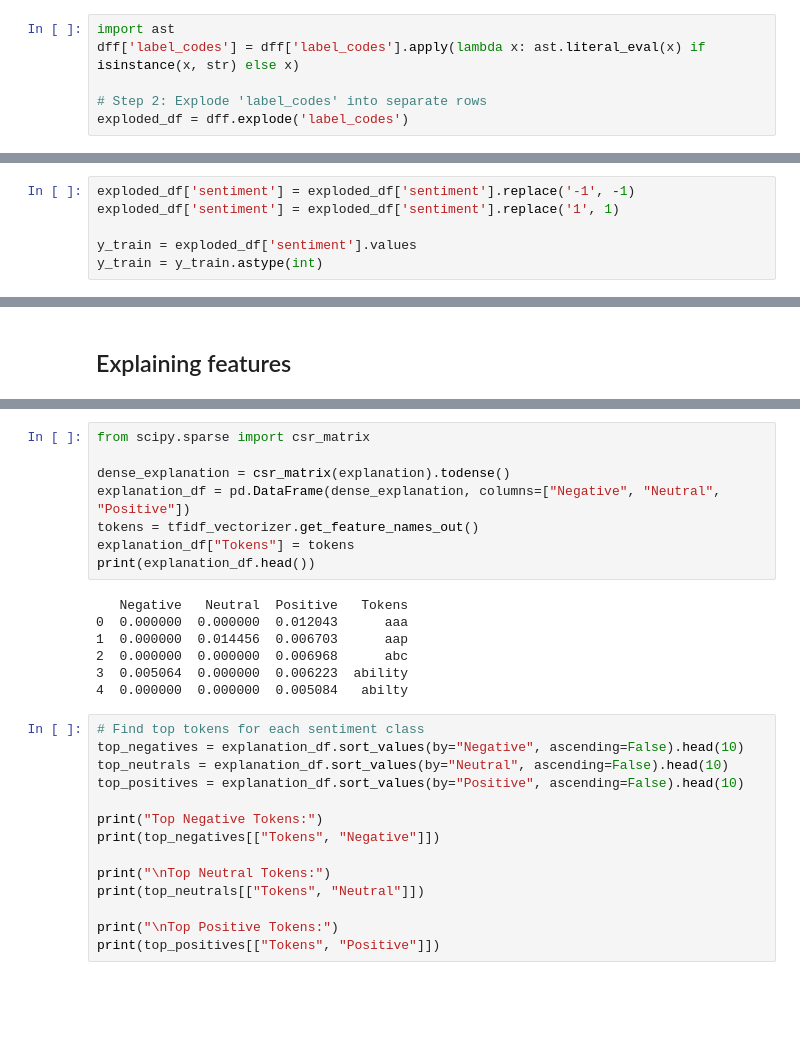
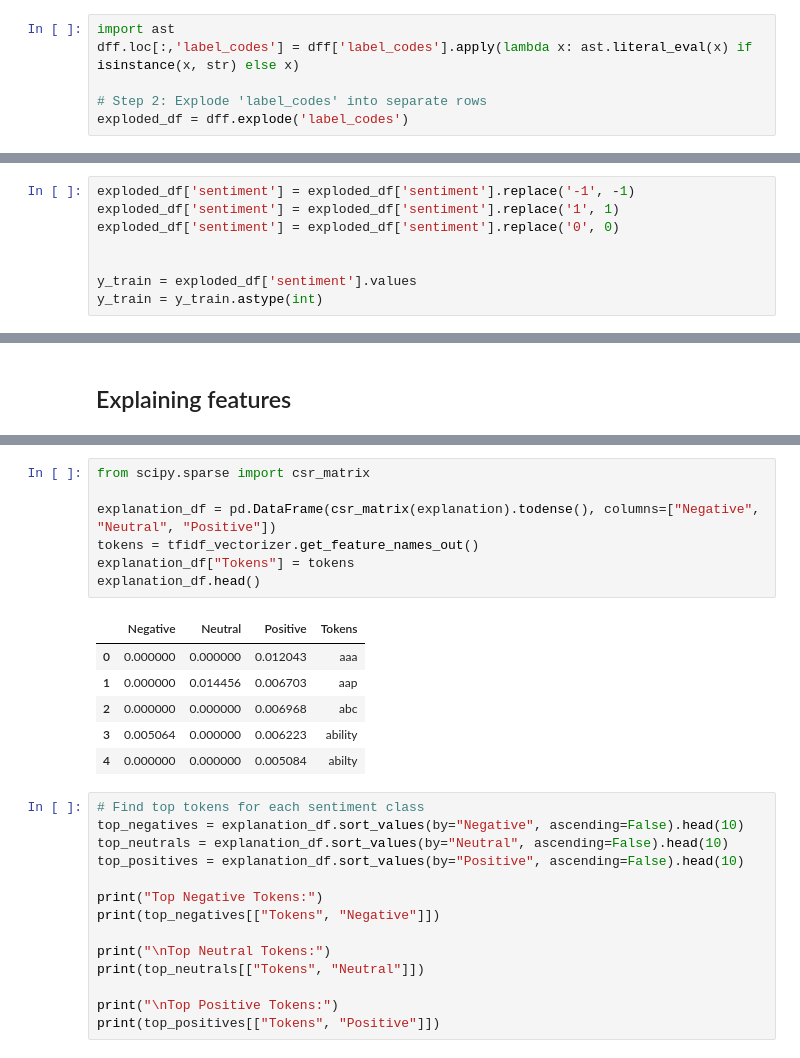
Before and after one commit to arina19-2000/unimi, a Jupyter notebook: ABSA/textsent.ipynb, the cells around one changed output, grey strips where cells are left out. Cells and saved outputs as stored; diff of their text form; blank space fills up the shorter version.

```diff
--- a/ABSA/textsent.ipynb
+++ b/ABSA/textsent.ipynb
@@ -273,7 +269,7 @@ dff.head()
 | 8 | 301988812 | 727 | Google Play | Fashion | Great service, easy returns, frie... | [[Staff support: Attitude of staf... | ['staff-support.attitude-of-staff... | great service easy return friendl... | 6 |
 # %%
 import ast
-dff['label_codes'] = dff['label_codes'].apply(lambda x: ast.literal_eval(x) if isinstance(x, str) else x)
+dff.loc[:,'label_codes'] = dff['label_codes'].apply(lambda x: ast.literal_eval(x) if isinstance(x, str) else x)
 
 # Step 2: Explode 'label_codes' into separate rows
 exploded_df = dff.explode('label_codes')
@@ -358,6 +347,8 @@ print(X_train)
 # %%
 exploded_df['sentiment'] = exploded_df['sentiment'].replace('-1', -1)
 exploded_df['sentiment'] = exploded_df['sentiment'].replace('1', 1)
+exploded_df['sentiment'] = exploded_df['sentiment'].replace('0', 0)
+
 
 y_train = exploded_df['sentiment'].values
 y_train = y_train.astype(int)
@@ -482,18 +482,17 @@ print(explanation)
 # %%
 from scipy.sparse import csr_matrix
 
-dense_explanation = csr_matrix(explanation).todense()
-explanation_df = pd.DataFrame(dense_explanation, columns=["Negative", "Neutral", "Positive"])
+explanation_df = pd.DataFrame(csr_matrix(explanation).todense(), columns=["Negative", "Neutral", "Positive"])
 tokens = tfidf_vectorizer.get_feature_names_out()
 explanation_df["Tokens"] = tokens
-print(explanation_df.head())
+explanation_df.head()
 # %% [output]
-   Negative   Neutral  Positive   Tokens
-0  0.000000  0.000000  0.012043      aaa
-1  0.000000  0.014456  0.006703      aap
-2  0.000000  0.000000  0.006968      abc
-3  0.005064  0.000000  0.006223  ability
-4  0.000000  0.000000  0.005084   abilty
+|  | Negative | Neutral | Positive | Tokens |
+| 0 | 0.000000 | 0.000000 | 0.012043 | aaa |
+| 1 | 0.000000 | 0.014456 | 0.006703 | aap |
+| 2 | 0.000000 | 0.000000 | 0.006968 | abc |
+| 3 | 0.005064 | 0.000000 | 0.006223 | ability |
+| 4 | 0.000000 | 0.000000 | 0.005084 | abilty |
 # %%
 # Find top tokens for each sentiment class
 top_negatives = explanation_df.sort_values(by="Negative", ascending=False).head(10)
```
Also changed, not shown: parts of 18 cells of this notebook.
